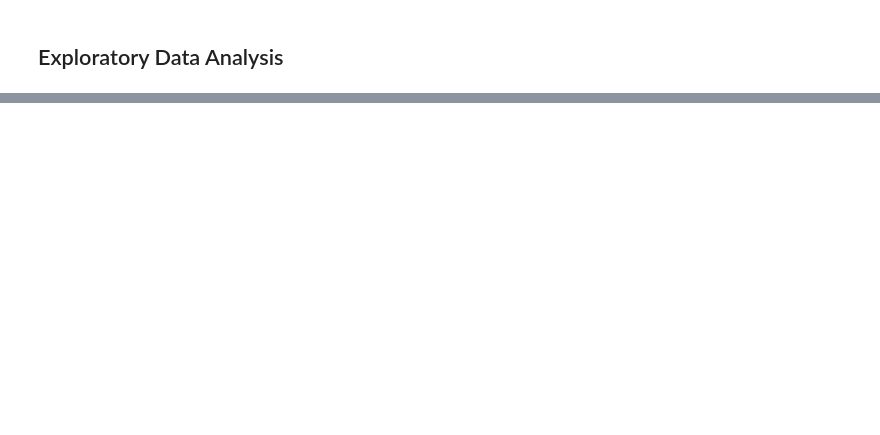
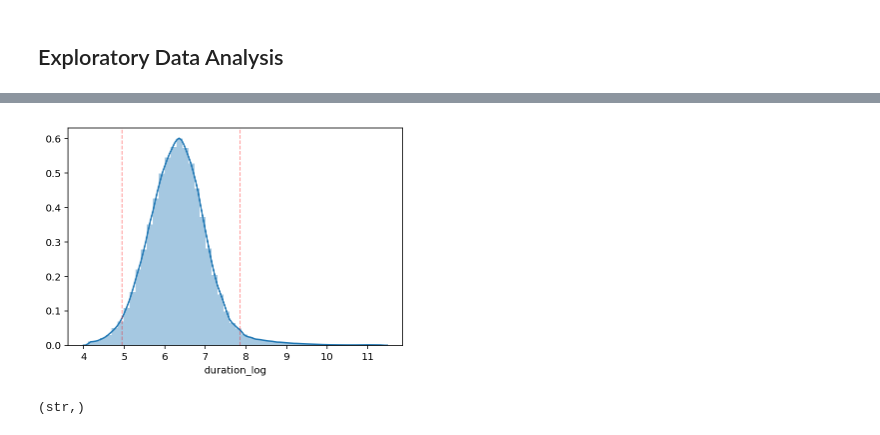
Before and after one commit to marcusholmgren/bikeshare-analysis, a Jupyter notebook: fordgobike-analysis.ipynb, the cells around one changed output, grey strips where cells are left out. Saved outputs shown, nothing was run; the diff lists cells and outputs as text; code cells hidden in the pictures; blank space fills up the shorter version.

```diff
--- a/fordgobike-analysis.ipynb
+++ b/fordgobike-analysis.ipynb
@@ -297,0 +364,11 @@ sns.distplot(bikeshare_df['duration_sec'], bins=10)
+# %%
+bikeshare_df['duration_log'] = np.log(bikeshare_df.duration_sec)
+ax = sns.distplot(bikeshare_df.duration_log)
+ax.axvline(x=np.log(confidence[0]), linewidth=1, color='r', linestyle='--', alpha=0.4)
+ax.axvline(x=np.log(confidence[1]), linewidth=1, color='r', linestyle='--', alpha=0.4);
+# %% [output]
+[figure, added]
+# %%
+sns.palettes.string_types
+# %% [output]
+(str,)
```
Also changed, not shown: parts of 39 cells of this notebook.
